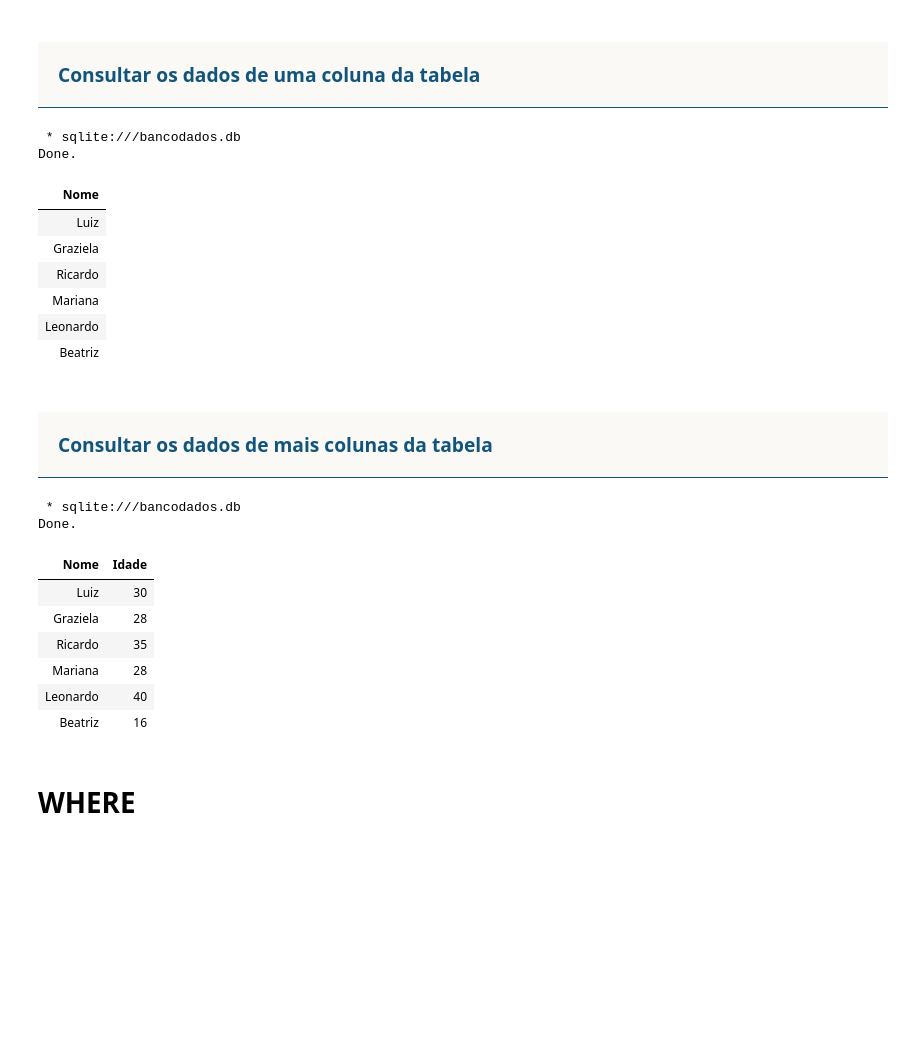
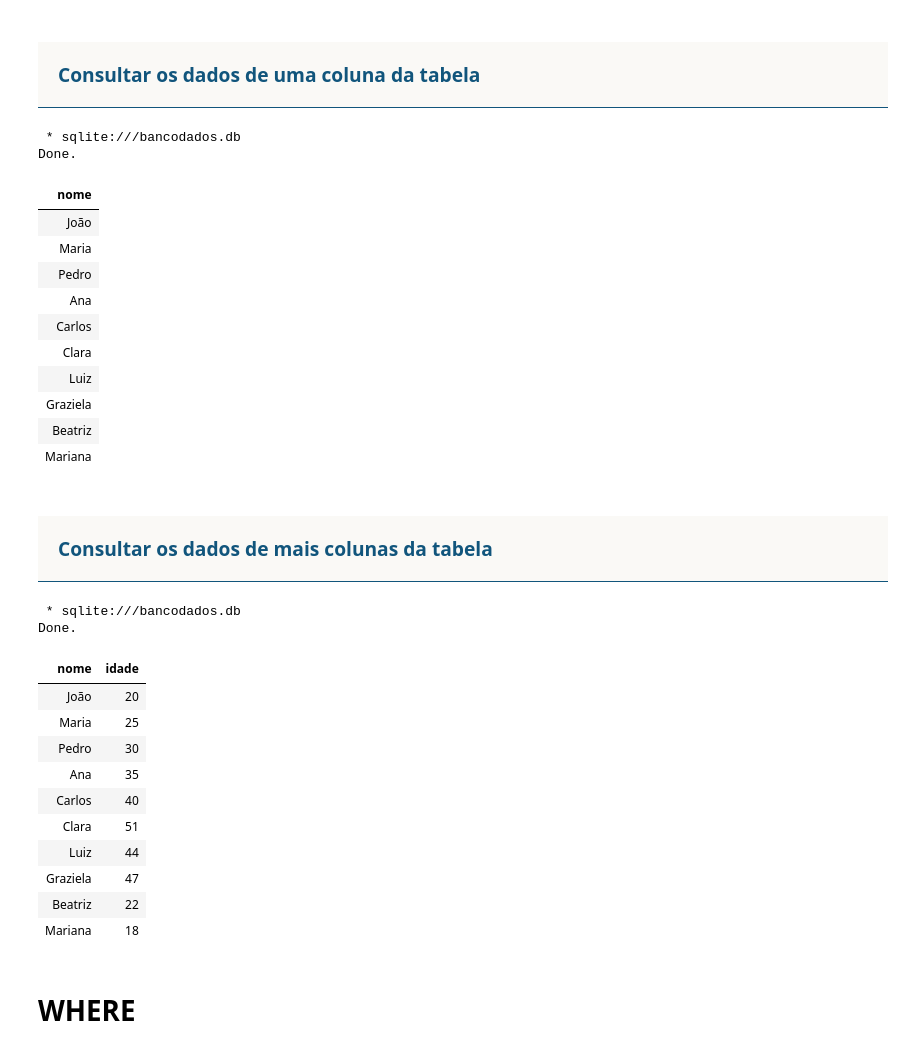
Before and after one commit to luizweb/sqljupyter, a Jupyter notebook: sqljupyter.ipynb, the cells around one changed output. Drawn from its saved outputs; the diff is of its cells as text; code cells hidden in the pictures; blank space fills up the shorter version.

```diff
--- a/sqljupyter.ipynb
+++ b/sqljupyter.ipynb
@@ -123,19 +125,23 @@ Done.
 
 
 SELECT
-    Nome
+    nome
 FROM
     tbClientes
 # %% [output]
  * sqlite:///bancodados.db
 Done.
-| Nome |
+| nome |
+| João |
+| Maria |
+| Pedro |
+| Ana |
+| Carlos |
+| Clara |
 | Luiz |
 | Graziela |
-| Ricardo |
+| Beatriz |
 | Mariana |
-| Leonardo |
-| Beatriz |
 # %% [markdown]
 <h3 style="background-color: #FAF9F6; color: #11557C; text-align: left; font-family: 'Arial', sans-serif; padding: 20px; border-bottom: 1px solid #11557C;">
     <a id='secao-2'></a> Consultar os dados de mais colunas da tabela
@@ -143,21 +149,25 @@ Done.
 # %%
 %%sql
 
 
 SELECT
-    Nome, Idade
+    nome, idade
 FROM
     tbClientes
 # %% [output]
  * sqlite:///bancodados.db
 Done.
-| Nome | Idade |
-| Luiz | 30 |
-| Graziela | 28 |
-| Ricardo | 35 |
-| Mariana | 28 |
-| Leonardo | 40 |
-| Beatriz | 16 |
+| nome | idade |
+| João | 20 |
+| Maria | 25 |
+| Pedro | 30 |
+| Ana | 35 |
+| Carlos | 40 |
+| Clara | 51 |
+| Luiz | 44 |
+| Graziela | 47 |
+| Beatriz | 22 |
+| Mariana | 18 |
 # %% [markdown]
 # WHERE
 # %% [markdown]
```
Also changed, not shown: parts of 9 cells of this notebook.
